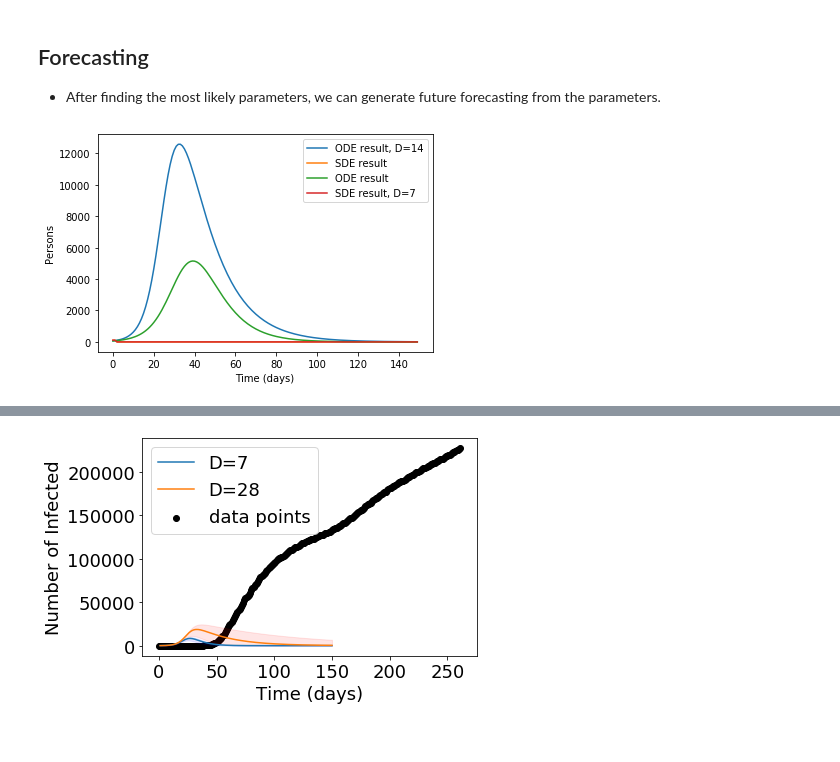
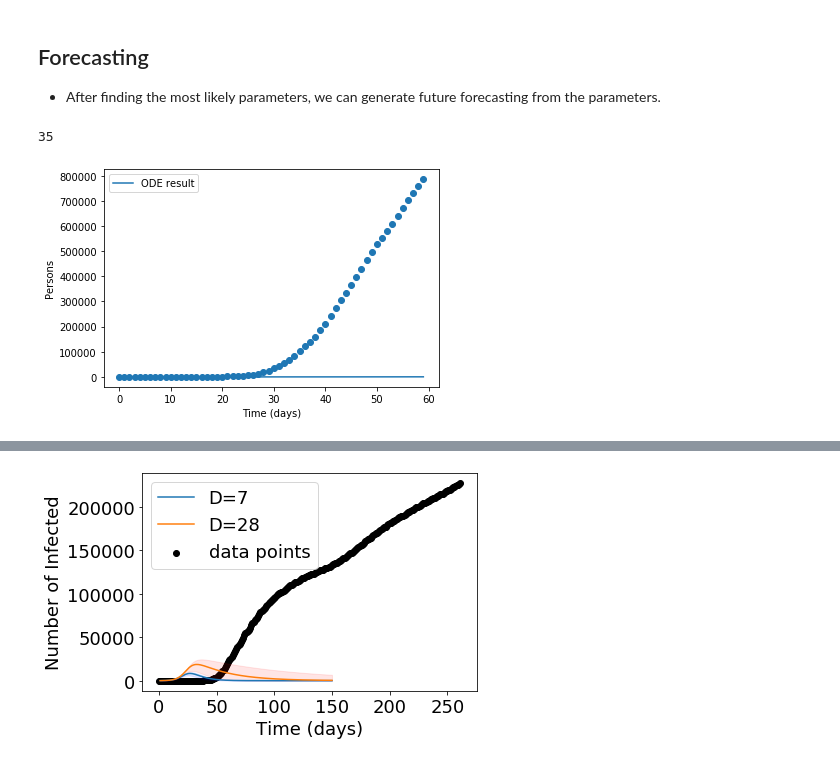
Before and after one commit to wendyw1999/epidemiology_capstone_project, a Jupyter notebook: notebooks/Stimulation 2.ipynb, the cells around one changed output, grey strips where cells are left out. Cells and saved outputs as stored; diff of their text form; code cells hidden in the pictures.

```diff
--- a/notebooks/Stimulation 2.ipynb
+++ b/notebooks/Stimulation 2.ipynb
@@ -131,16 +348,22 @@ calculate(us_susceptible,us_infected,us_removed,us_population/10000)
 # %% [markdown]
 ## Forecasting
 - After finding the most likely parameters, we can generate future forecasting from the parameters.
+# %%
+us_death = [0., 0., 0., 0., 1., 3., 8., 10., 13., 16., 17., 18., 23., 24., 26., 31., 39., 41., 51., 61., 73., 99., 122., 153., 209., 276., 349., 471., 599., 803., 1061., 1318., 1720., 2202., 2578., 3186., 4090.]
+us_cases = [53.0, 58.0, 60.0, 61.0, 67.0, 72.0, 94.0, 112.0, 134.0, 169.0, 240.0, 344.0, 460.0, 581.0, 757.0, 1047.0, 1292.0, 1717.0, 2250.0, 2978.0, 3686.0, 4654.0, 6105.0, 8671.0, 14094.0, 19583.0, 26742.0, 35066.0, 46095.0, 55289.0, 69223.0, 86018.0, 104971.0, 124739.0, 144303.0]
+len(us_cases)
+# %% [output]
+35
 # %%
 
 
 #us_death = [0., 0., 0., 0., 1., 3., 8., 10., 13., 16., 17., 18., 23., 24., 26., 31., 39., 41., 51., 61., 73., 99., 122., 153., 209., 276., 349., 471., 599., 803., 1061., 1318., 1720., 2202., 2578., 3186., 4090.]
 
-def sim_fun_ODE(beta, N, D, int_steps, length):
+def sim_fun_ODE(s,i,beta, N, D, int_steps, length):
   S = np.zeros(length)
   I = np.zeros(length)
-  S[0] = N
-  I[0] = 53.0
+  S[0] = s[0]
+  I[0] = i[0]
   dt = 1.0/int_steps
   for l in range(length-1):
     for i in range(int_steps):
@@ -150,11 +373,11 @@ def sim_fun_ODE(beta, N, D, int_steps, length):
     I[l+1] = I[l]
   return S, I
 
-def sim_fun_SDE(beta, N, D, int_steps, length):
+def sim_fun_SDE(s,i,beta, N, D, int_steps, length):
   S = np.zeros(length)
   I = np.zeros(length)
-  S[0] = N
-  I[0] = 53.0
+  S[0] = s[0]
+  I[0] = i[0]
   dt = 1.0/int_steps
   for l in range(length-1):
     for i in range(int_steps):
@@ -166,38 +389,29 @@ def sim_fun_SDE(beta, N, D, int_steps, length):
     I[l+1] = I[l]
     return S, I
 # %%
-length = 150
+length = 60
 
-beta = 0.3                  # infection rate
-D = 14.0                    # average duration of the infection
-N = 300000000.0/10000.0     # population size
+beta = 0.0609266174999754
+D = 145.8343055068469
+N = p    # population size
 
 int_steps = 20
-S_ODE, I_ODE = sim_fun_ODE(beta, N, D, int_steps, length)
-S_SDE, I_SDE = sim_fun_SDE(beta, N, D, int_steps, length)
-plt.plot(I_ODE,label='ODE result, D=14')
-plt.plot(I_SDE,label='SDE result')
+plt.scatter(y=i,x=range(0,len(i),1))
+S_ODE, I_ODE = sim_fun_ODE(s,i,beta, N, D, int_steps, length)
+S_SDE, I_SDE = sim_fun_SDE(s,i,beta, N, D, int_steps, length)
+plt.plot(I_ODE,label='ODE result')
+#plt.plot(I_SDE,label='SDE result')
 
 plt.xlabel('Time (days)')
 plt.ylabel('Persons')
 plt.legend()
 
-length = 150
 
-beta = 0.3                  # infection rate
-D = 7                   # average duration of the infection
-N = 300000000.0/10000.0     # population size
+##beta = 0.3                  # infection rate
+#D = 7                   # average duration of the infection
+#N = 300000000.0/10000.0     # population size
 
-int_steps = 20
-S_ODE, I_ODE = sim_fun_ODE(beta, N, D, int_steps, length)
-S_SDE, I_SDE = sim_fun_SDE(beta, N, D, int_steps, length)
-plt.plot(I_ODE,label='ODE result')
-plt.plot(I_SDE,label='SDE result, D=7')
-plt.xlabel('Time (days)')
-plt.ylabel('Persons')
-plt.legend()
-plt.show()
 
 plt.show()
 # %% [output]
-[figure, old version]
+[figure, new version]
```
Also changed, not shown: parts of 12 cells of this notebook, 4 other files.
